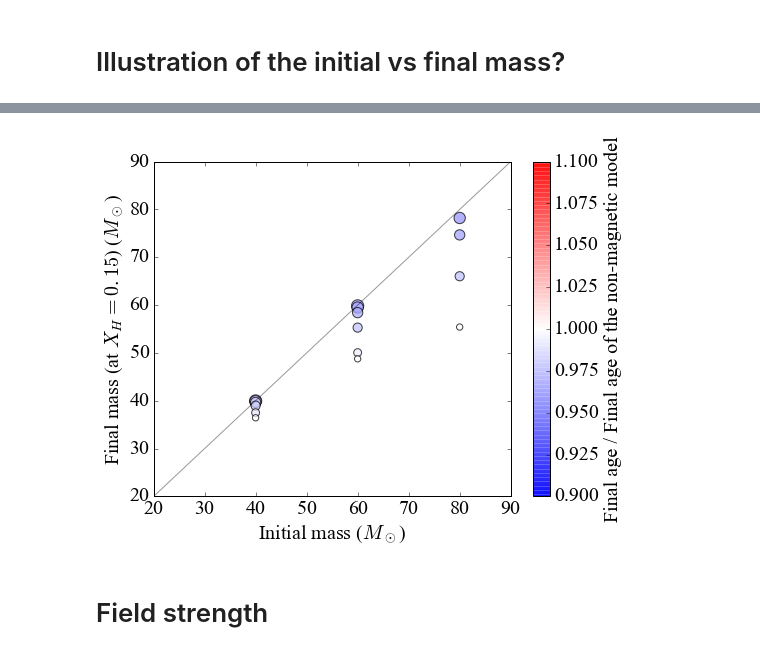
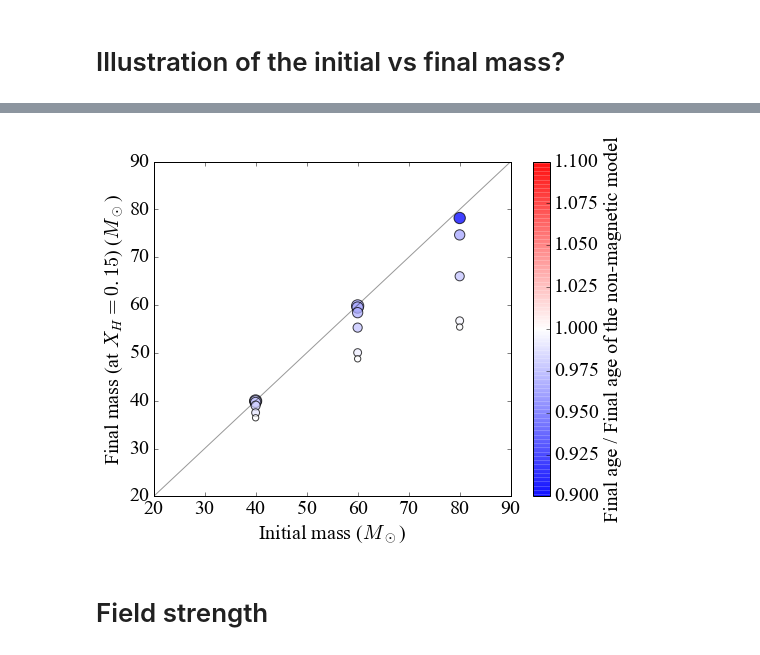
Before and after one commit to Elbereth999/LigoStuff, a Jupyter notebook: LIGOfigures.ipynb, the cells around one changed output, grey strips where cells are left out. Saved outputs shown, nothing was run; the diff lists cells and outputs as text; code cells hidden in the pictures.

```diff
--- a/LIGOfigures.ipynb
+++ b/LIGOfigures.ipynb
@@ -348,10 +427,10 @@ z[12:16] = final_age[12:16]/final_age[12]
 
 models = ['M40_F0.data','M40_F27.data','M40_F28.data','M40_F29.data','M40_F30.data','M40_F31.data',
           'M60_F0.data','M60_F27.data','M60_F28.data','M60_F29.data','M60_F30.data','M60_F31.data',
-          'M80_F0.data',               'M80_F28.data','M80_F29.data','M80_F30.data']
+          'M80_F0.data','M80_F27.data','M80_F28.data','M80_F29.data','M80_F30.data']
 
 
-size = 40 + 22*np.array([0,1,2,3,4,5,0,1,2,3,4,5,0,2,3,4])
+size = 40 + 22*np.array([0,1,2,3,4,5,0,1,2,3,4,5,0,1,2,3,4])
 ax1.plot([20,90],[20,90], c='k', alpha=0.4)
 
 sc = ax1.scatter(initial_mass[::-1], final_mass[::-1], c=z[::-1], vmin=0.9, vmax=1.1, s=size[::-1], cmap=plt.cm.get_cmap(cmap), alpha=0.75)
@@ -378,36 +457,36 @@ ax1.set_ylim(20,90)
 cmap = 'bwr'
 
 z = np.zeros(len(models))
 
 z[0:6] = age_atH[0:6]/age_atH[0]
 z[6:12] = age_atH[6:12]/age_atH[6]
 z[12:16] = age_atH[12:16]/age_atH[12]
 
 
 
 #z[6:12] = z[6:12]/z[6]
 #z[12:16] = z[12:16]/z[12]
 
 #print initial_mass[0:6]
 #print initial_mass[6:7]
 #
 
 models = ['M40_F0.data','M40_F27.data','M40_F28.data','M40_F29.data','M40_F30.data','M40_F31.data',
           'M60_F0.data','M60_F27.data','M60_F28.data','M60_F29.data','M60_F30.data','M60_F31.data',
-          'M80_F0.data',               'M80_F28.data','M80_F29.data','M80_F30.data']
+          'M80_F0.data','M80_F27.data','M80_F28.data','M80_F29.data','M80_F30.data']
 
 
-size = 40 + 22*np.array([0,1,2,3,4,5,0,1,2,3,4,5,0,2,3,4])
+size = 40 + 22*np.array([0,1,2,3,4,5,0,1,2,3,4,5,0,1,2,3,4])
 ax1.plot([20,90],[20,90], c='k', alpha=0.4)
 
 sc = ax1.scatter(initial_mass[::-1], mass_atH[::-1], c=z[::-1], vmin=0.9, vmax=1.1, s=size[::-1], cmap=plt.cm.get_cmap(cmap), alpha=0.75)
 cbar = plt.colorbar(sc)
 cbar.ax.set_ylabel('Final age / Final age of the non-magnetic model')
 
 
 plt.savefig('MassMass_age_atH.pdf', format='pdf')
 # %% [output]
-[figure, old version]
+[figure, new version]
 # %% [markdown]
 # Field strength
 # %%
```
Also changed, not shown: parts of 17 cells of this notebook.
